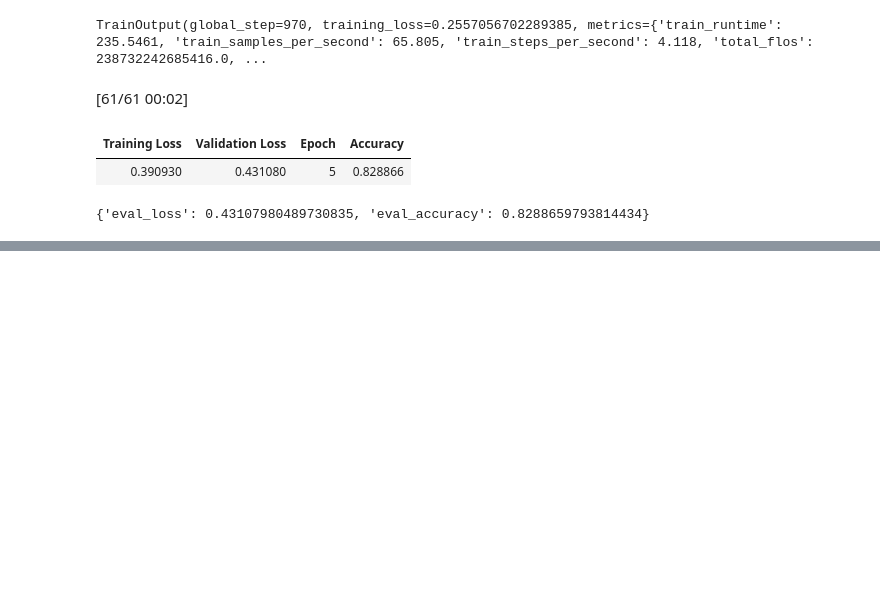
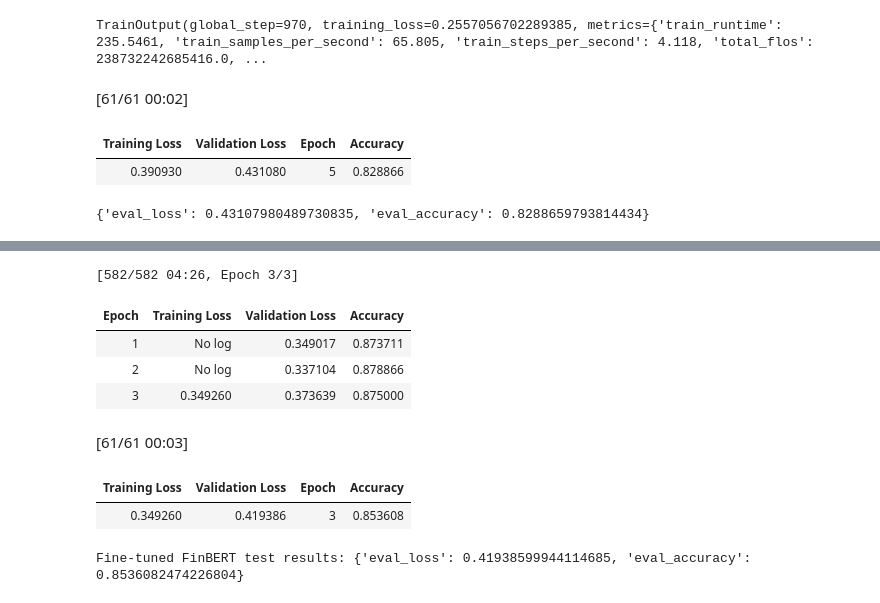
Before and after one commit to Ed-Neema/Financial-Sentiment-Classification, a Jupyter notebook: Finance_text_classification.ipynb, the cells around one changed output, grey strips where cells are left out. Saved outputs shown, nothing was run; the diff lists cells and outputs as text; code cells hidden in the pictures; blank space fills up the shorter version.

Commit message:
Comparing DistilBERT, FinBERT (the one I finetuned) and FinBert (off-the-shelf)

```diff
--- a/Finance_text_classification.ipynb
+++ b/Finance_text_classification.ipynb
@@ -188,0 +195,79 @@ print(test_results)
+# %%
+from datasets import load_dataset
+from transformers import (
+    AutoTokenizer, AutoModelForSequenceClassification,
+    DataCollatorWithPadding, TrainingArguments, Trainer
+)
+import numpy as np
+import evaluate
+
+# Dataset (reuse — already loaded, but shown for completeness)
+ds = load_dataset("atrost/financial_phrasebank")
+
+# Your label scheme
+id2label = {0: "negative", 1: "neutral", 2: "positive"}
+label2id = {"negative": 0, "neutral": 1, "positive": 2}
+
+# Tokenizer — FinBERT's own
+finbert_tokenizer = AutoTokenizer.from_pretrained("ProsusAI/finbert")
+
+def preprocess_function(examples):
+    return finbert_tokenizer(examples["sentence"], truncation=True)
+
+tokenized = ds.map(preprocess_function, batched=True)
+data_collator = DataCollatorWithPadding(tokenizer=finbert_tokenizer)
+
+# Fresh classification head, sized to your labels
+finbert_finetuned = AutoModelForSequenceClassification.from_pretrained(
+    "ProsusAI/finbert",
+    num_labels=3,
+    id2label=id2label,
+    label2id=label2id,
+    ignore_mismatched_sizes=True,
+)
+
+accuracy = evaluate.load("accuracy")
+
+def compute_metrics(eval_pred):
+    predictions, labels = eval_pred
+    predictions = np.argmax(predictions, axis=1)
+    return accuracy.compute(predictions=predictions, references=labels)
+
+training_args = TrainingArguments(
+    output_dir="./finbert-results",
+    learning_rate=2e-5,
+    per_device_train_batch_size=16,
+    per_device_eval_batch_size=16,
+    num_train_epochs=3,          # dropped from 5 — accuracy plateaued early last time
+    weight_decay=0.01,
+    eval_strategy="epoch",
+    save_strategy="epoch",
+    load_best_model_at_end=True,
+    push_to_hub=False,
+)
+
+trainer = Trainer(
+    model=finbert_finetuned,
+    args=training_args,
+    train_dataset=tokenized["train"],
+    eval_dataset=tokenized["validation"],
+    processing_class=finbert_tokenizer,
+    data_collator=data_collator,
+    compute_metrics=compute_metrics,
+)
+
+trainer.train()
+
+# The number that matters
+finbert_finetuned_results = trainer.evaluate(tokenized["test"])
+print("Fine-tuned FinBERT test results:", finbert_finetuned_results)
+# %% [output]
+[582/582 04:26, Epoch 3/3]
+| Epoch | Training Loss | Validation Loss | Accuracy |
+| 1 | No log | 0.349017 | 0.873711 |
+| 2 | No log | 0.337104 | 0.878866 |
+| 3 | 0.349260 | 0.373639 | 0.875000 |
+[61/61 00:03]
+| Training Loss | Validation Loss | Epoch | Accuracy |
+| 0.349260 | 0.419386 | 3 | 0.853608 |
+Fine-tuned FinBERT test results: {'eval_loss': 0.41938599944114685, 'eval_accuracy': 0.8536082474226804}
```
Also changed, not shown: parts of 7 cells of this notebook.
